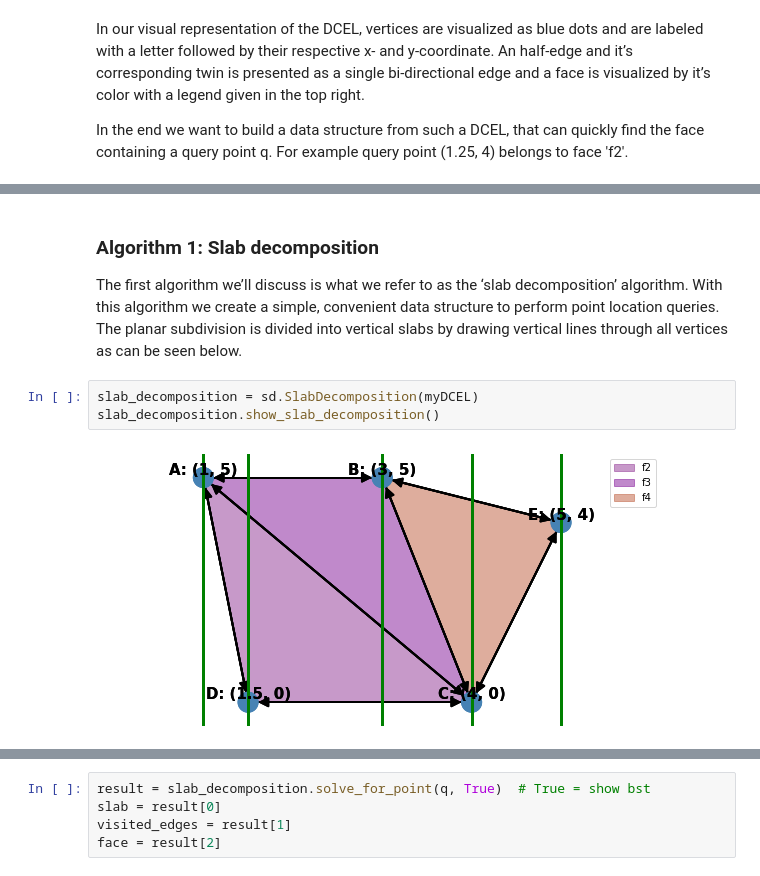
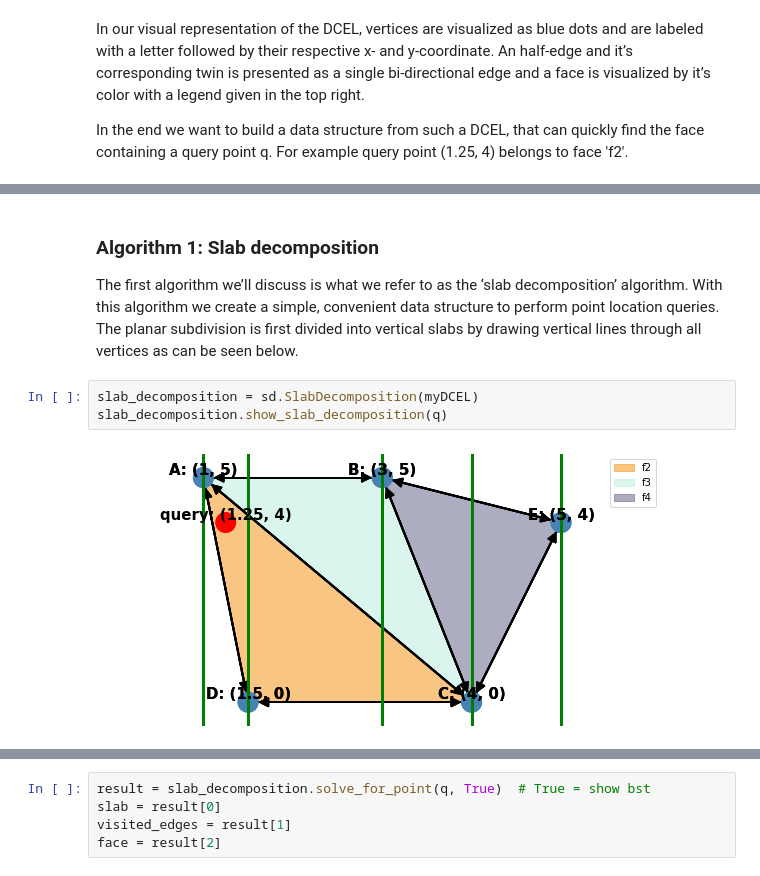
Before and after one commit to t1jsh111/2IMA15, a Jupyter notebook: notebook.ipynb, the cells around one changed output, grey strips where cells are left out. Saved outputs shown, nothing was run; the diff lists cells and outputs as text.

Commit message:
Jupyter Notebook slab decomposition

```diff
--- a/notebook.ipynb
+++ b/notebook.ipynb
@@ -75,12 +75,12 @@ myDCEL.show_dcel(q)
 # %% [markdown]
 ### Algorithm 1: Slab decomposition
 
-The first algorithm we’ll discuss is what we refer to as the ‘slab decomposition’ algorithm. With this algorithm we create a simple, convenient data structure to perform point location queries. The planar subdivision is divided into vertical slabs by drawing vertical lines through all vertices as can be seen below.
+The first algorithm we’ll discuss is what we refer to as the ‘slab decomposition’ algorithm. With this algorithm we create a simple, convenient data structure to perform point location queries. The planar subdivision is first divided into vertical slabs by drawing vertical lines through all vertices as can be seen below.
 # %%
 slab_decomposition = sd.SlabDecomposition(myDCEL)
-slab_decomposition.show_slab_decomposition()
+slab_decomposition.show_slab_decomposition(q)
 # %% [output]
-[figure, old version]
+[figure, new version]
 # %% [markdown]
 Because every vertex is responsible for a vertical line of a slab, we must have that within a slab, no vertices are located. Because of this no edge starts or ends within a slab, thus all edges intersecting a slab completely cross the slab. The edges are also by assumption not allowed to cross each other.
 Because of these two properties we have that within a slab, edges can be ordered from top to bottom. Every region between two consecutive edges of a slab belong to a unique face of the planar subdivision. The regions below and above the lowest and highest edges within a slab, belong to the outer face.
```
Also changed, not shown: parts of 7 cells of this notebook, 3 other files.
